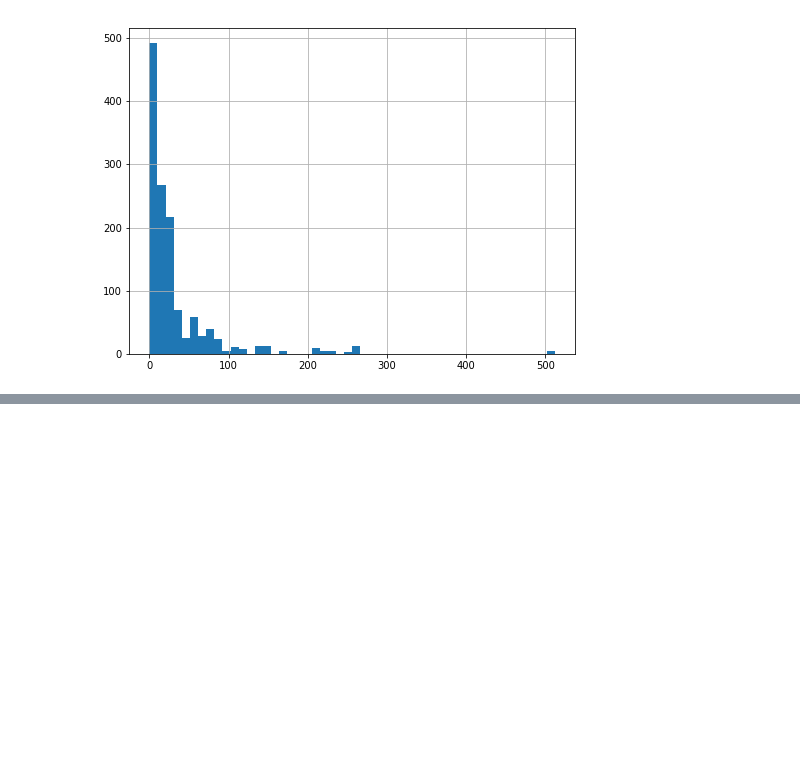
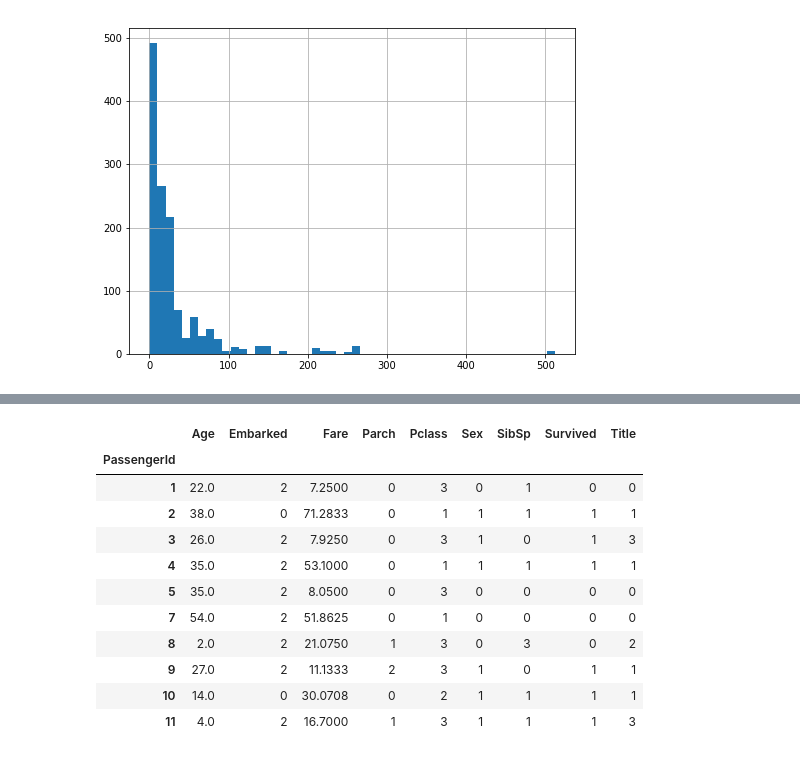
Before and after one commit to CoolGIRLCOCO/Project-Titantic-Survival-Prediction-ToBContinuted, a Jupyter notebook: Predict Survival on Titanic Datasets Using Classification Methods(Part 1).ipynb, the cells around one changed output, grey strips where cells are left out. Saved outputs shown, nothing was run; the diff lists cells and outputs as text; code cells hidden in the pictures; blank space fills up the shorter version.

```diff
--- a/Predict Survival on Titanic Datasets Using Classification Methods(Part 1).ipynb
+++ b/Predict Survival on Titanic Datasets Using Classification Methods(Part 1).ipynb
@@ -311,0 +607,15 @@ There are 177 missing values in Age column, it is not a small number. We cannot
+# %%
+Titanic4.head(10)
+# %% [output]
+|  | Age | Embarked | Fare | Parch | Pclass | Sex | SibSp | Survived | Title |
+| PassengerId |  |  |  |  |  |  |  |  |  |
+| 1 | 22.0 | 2 | 7.2500 | 0 | 3 | 0 | 1 | 0 | 0 |
+| 2 | 38.0 | 0 | 71.2833 | 0 | 1 | 1 | 1 | 1 | 1 |
+| 3 | 26.0 | 2 | 7.9250 | 0 | 3 | 1 | 0 | 1 | 3 |
+| 4 | 35.0 | 2 | 53.1000 | 0 | 1 | 1 | 1 | 1 | 1 |
+| 5 | 35.0 | 2 | 8.0500 | 0 | 3 | 0 | 0 | 0 | 0 |
+| 7 | 54.0 | 2 | 51.8625 | 0 | 1 | 0 | 0 | 0 | 0 |
+| 8 | 2.0 | 2 | 21.0750 | 1 | 3 | 0 | 3 | 0 | 2 |
+| 9 | 27.0 | 2 | 11.1333 | 2 | 3 | 1 | 0 | 1 | 1 |
+| 10 | 14.0 | 0 | 30.0708 | 0 | 2 | 1 | 1 | 1 | 1 |
+| 11 | 4.0 | 2 | 16.7000 | 1 | 3 | 1 | 1 | 1 | 3 |
```
Also changed, not shown: parts of 27 cells of this notebook.
